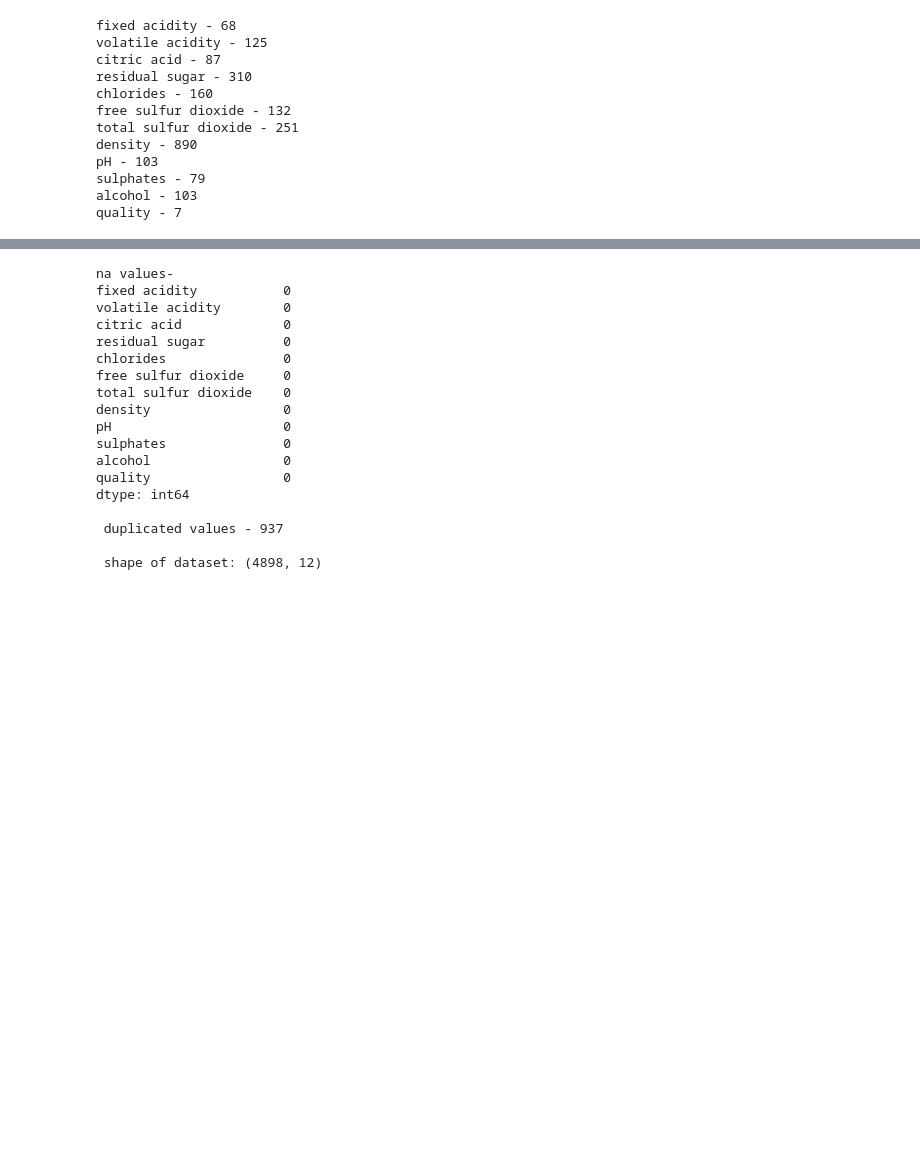
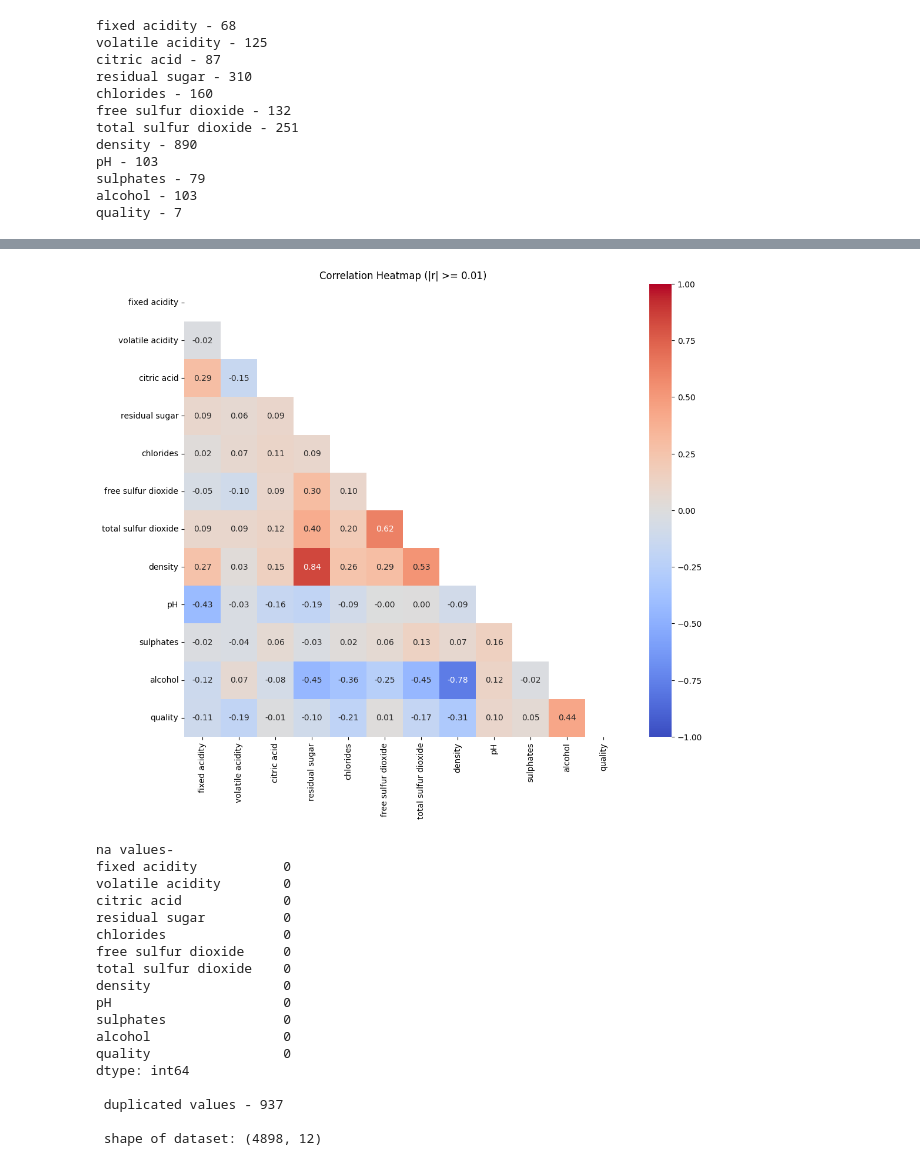
Before and after one commit to Joon-hub/Data_science_course, a Jupyter notebook: udemy_mlops/Docker-for-ml/docker-mlflow/train.ipynb, the cells around one changed output, grey strips where cells are left out. Cells and saved outputs as stored; diff of their text form; code cells hidden in the pictures; blank space fills up the shorter version.

```diff
--- a/udemy_mlops/Docker-for-ml/docker-mlflow/train.ipynb
+++ b/udemy_mlops/Docker-for-ml/docker-mlflow/train.ipynb
@@ -98,0 +137,17 @@ sns.heatmap(corr,annot=True)
+# %%
+corr = df.corr()
+mask = np.triu(np.ones_like(corr,dtype=bool))
+plt.figure(figsize= (12,10))
+sns.heatmap(corr,
+            annot= True,
+            mask = mask,
+            cmap = "coolwarm",
+            vmin = -1,
+            vmax=1,
+            center = 0,
+            fmt= ".2f")
+
+plt.title("Correlation Heatmap (|r| >= 0.01)")
+plt.show()
+# %% [output]
+[figure, added]
```
Also changed, not shown: parts of 39 cells of this notebook.
